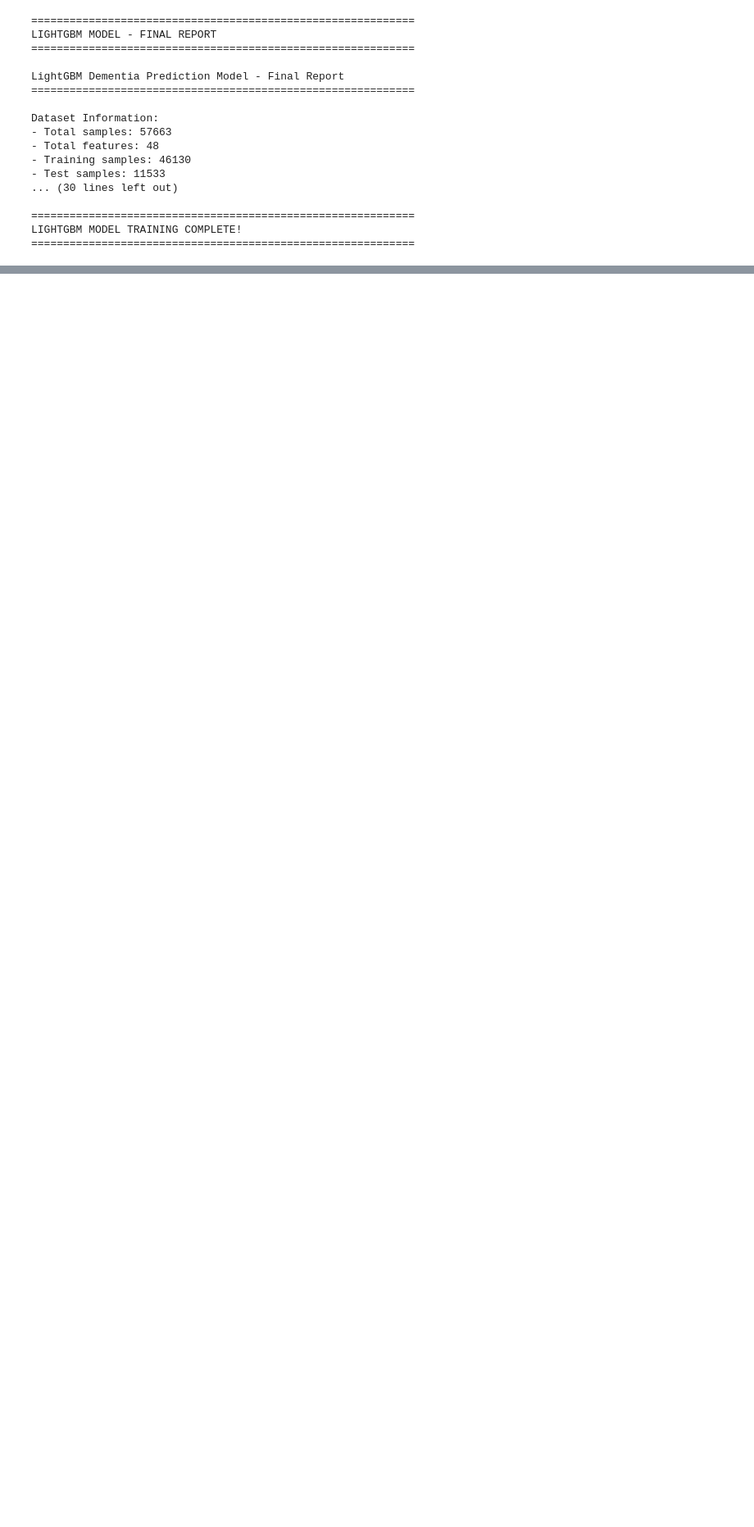
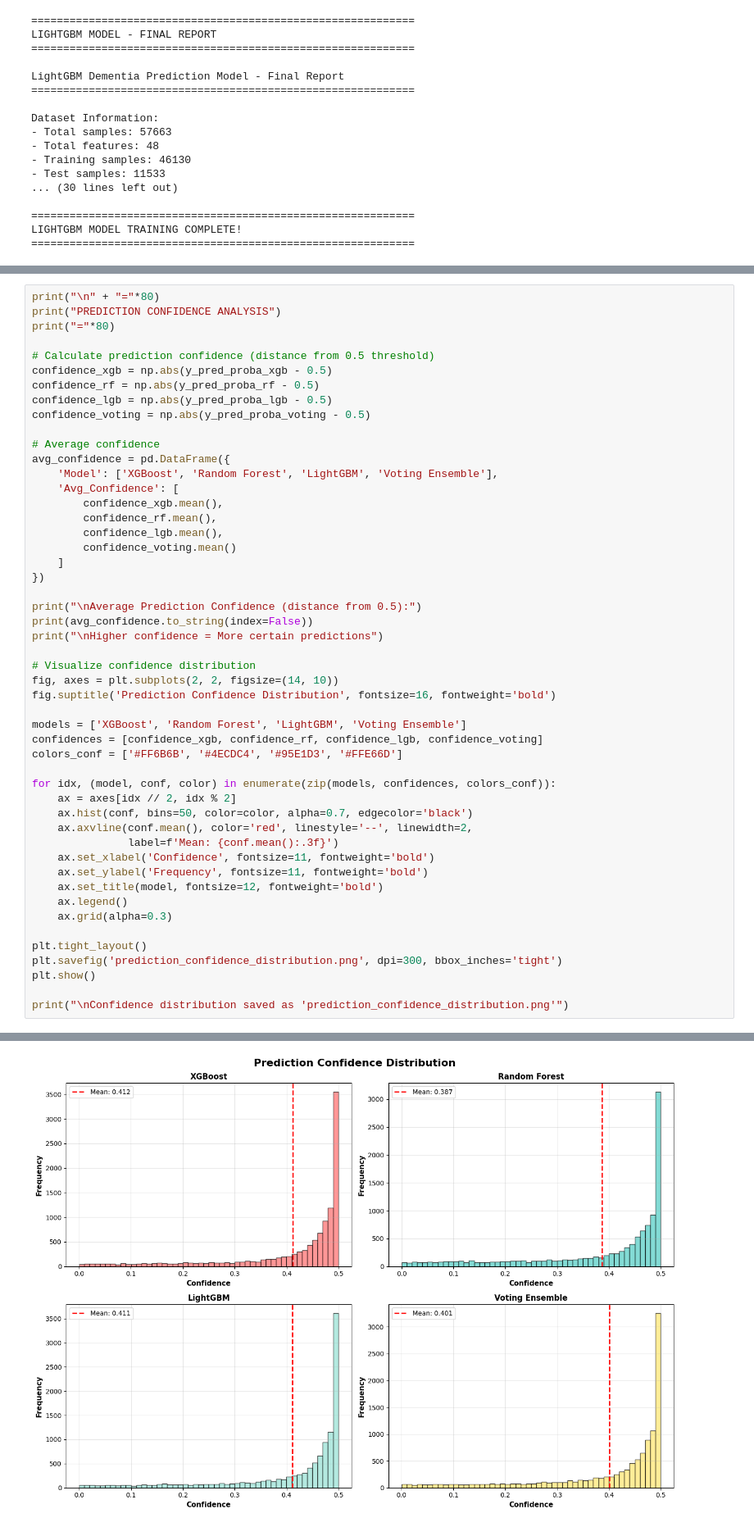
Before and after one commit to Senuri292/ATOMIC-DementiaPredictionModel, a Jupyter notebook: model_training.ipynb, the cells around one changed output, grey strips where cells are left out. Shown at 82% size. Drawn from its saved outputs; the diff is of its cells as text; blank space fills up the shorter version.

```diff
--- a/model_training.ipynb
+++ b/model_training.ipynb
@@ -2008,0 +2621,51 @@ LIGHTGBM MODEL TRAINING COMPLETE!
+# %%
+print("\n" + "="*80)
+print("PREDICTION CONFIDENCE ANALYSIS")
+print("="*80)
+
+# Calculate prediction confidence (distance from 0.5 threshold)
+confidence_xgb = np.abs(y_pred_proba_xgb - 0.5)
+confidence_rf = np.abs(y_pred_proba_rf - 0.5)
+confidence_lgb = np.abs(y_pred_proba_lgb - 0.5)
+confidence_voting = np.abs(y_pred_proba_voting - 0.5)
+
+# Average confidence
+avg_confidence = pd.DataFrame({
+    'Model': ['XGBoost', 'Random Forest', 'LightGBM', 'Voting Ensemble'],
+    'Avg_Confidence': [
+        confidence_xgb.mean(),
+        confidence_rf.mean(),
+        confidence_lgb.mean(),
+        confidence_voting.mean()
+    ]
+})
+
+print("\nAverage Prediction Confidence (distance from 0.5):")
+print(avg_confidence.to_string(index=False))
+print("\nHigher confidence = More certain predictions")
+
+# Visualize confidence distribution
+fig, axes = plt.subplots(2, 2, figsize=(14, 10))
+fig.suptitle('Prediction Confidence Distribution', fontsize=16, fontweight='bold')
+
+models = ['XGBoost', 'Random Forest', 'LightGBM', 'Voting Ensemble']
+confidences = [confidence_xgb, confidence_rf, confidence_lgb, confidence_voting]
+colors_conf = ['#FF6B6B', '#4ECDC4', '#95E1D3', '#FFE66D']
+
+for idx, (model, conf, color) in enumerate(zip(models, confidences, colors_conf)):
+    ax = axes[idx // 2, idx % 2]
+    ax.hist(conf, bins=50, color=color, alpha=0.7, edgecolor='black')
+    ax.axvline(conf.mean(), color='red', linestyle='--', linewidth=2,
+               label=f'Mean: {conf.mean():.3f}')
+    ax.set_xlabel('Confidence', fontsize=11, fontweight='bold')
+    ax.set_ylabel('Frequency', fontsize=11, fontweight='bold')
+    ax.set_title(model, fontsize=12, fontweight='bold')
+    ax.legend()
+    ax.grid(alpha=0.3)
+
+plt.tight_layout()
+plt.savefig('prediction_confidence_distribution.png', dpi=300, bbox_inches='tight')
+plt.show()
+
+print("\nConfidence distribution saved as 'prediction_confidence_distribution.png'")
+# %% [output]
@@ -2008,0 +2684 @@ LIGHTGBM MODEL TRAINING COMPLETE!
+[figure, added]
```
Also changed, not shown: parts of 33 cells of this notebook.
